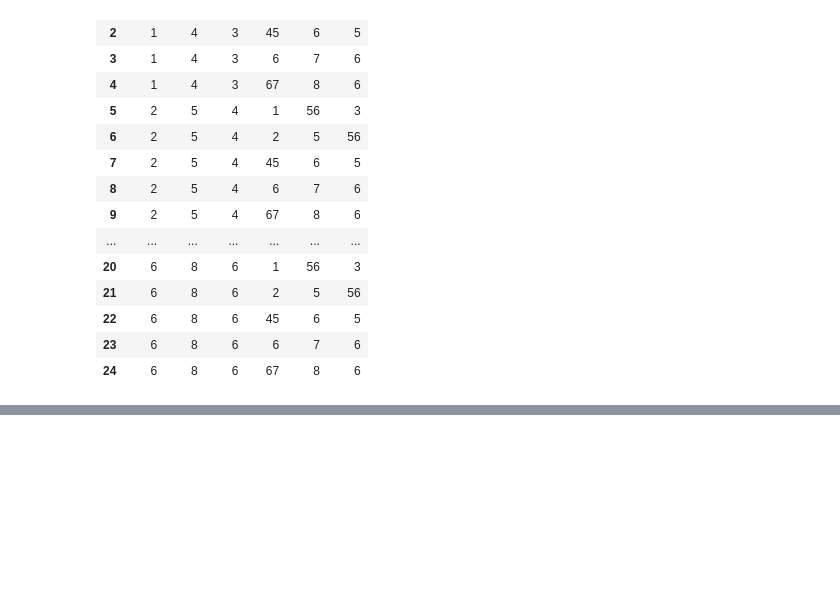
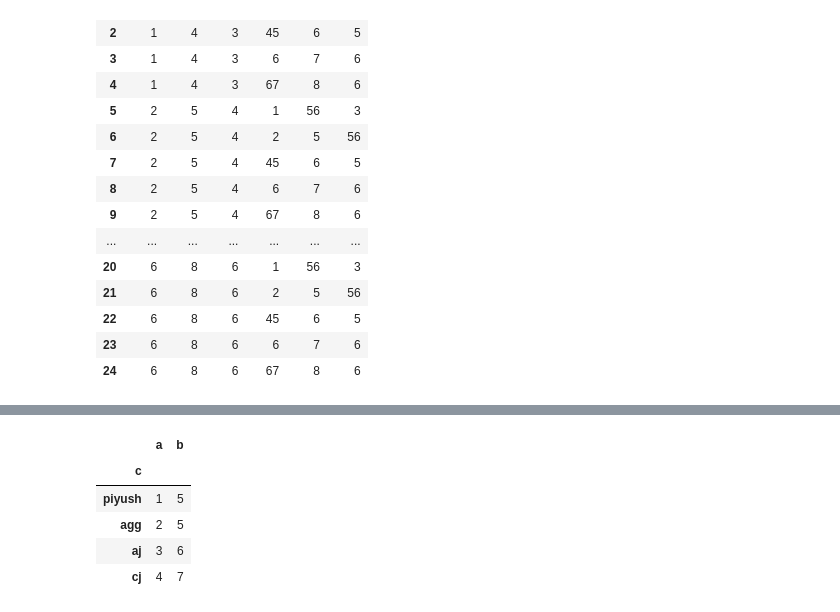
Before and after one commit to Piyush6678/pwDataScience, a Jupyter notebook: class/python/pandas/pandasAdvance3.ipynb, the cells around one changed output, grey strips where cells are left out. Saved outputs shown, nothing was run; the diff lists cells and outputs as text; code cells hidden in the pictures; blank space fills up the shorter version.

```diff
--- a/class/python/pandas/pandasAdvance3.ipynb
+++ b/class/python/pandas/pandasAdvance3.ipynb
@@ -235,0 +289,10 @@ df["Fare_inr"] = df['Fare'].apply(lambda x: x*90)
+# %%
+df1.set_index('c', inplace = True)
+df1
+# %% [output]
+|  | a | b |
+| c |  |  |
+| piyush | 1 | 5 |
+| agg | 2 | 5 |
+| aj | 3 | 6 |
+| cj | 4 | 7 |
```
Also changed, not shown: parts of 9 cells of this notebook.
